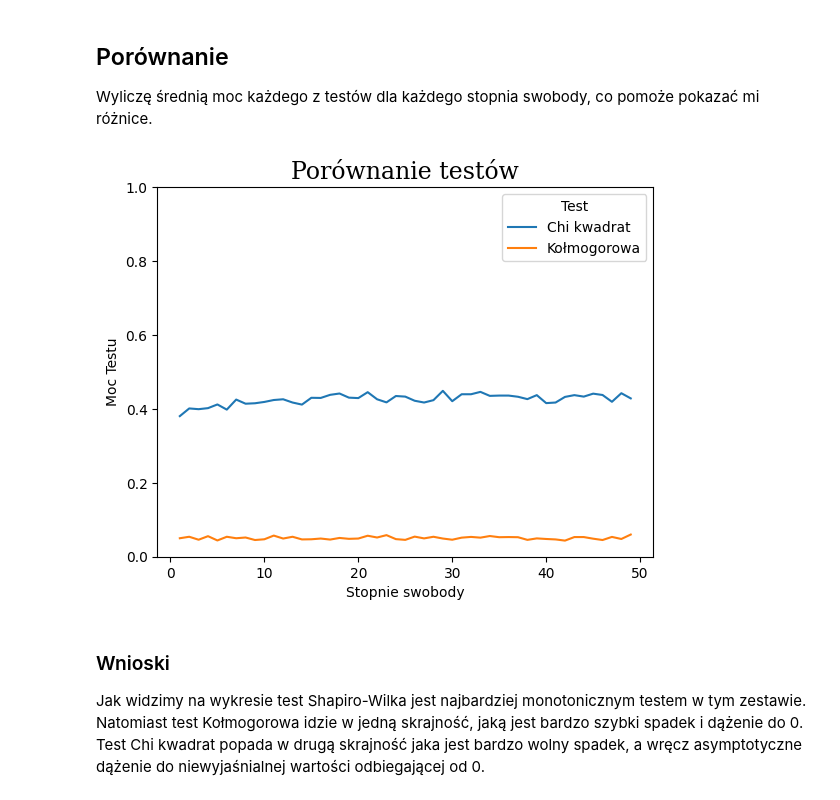
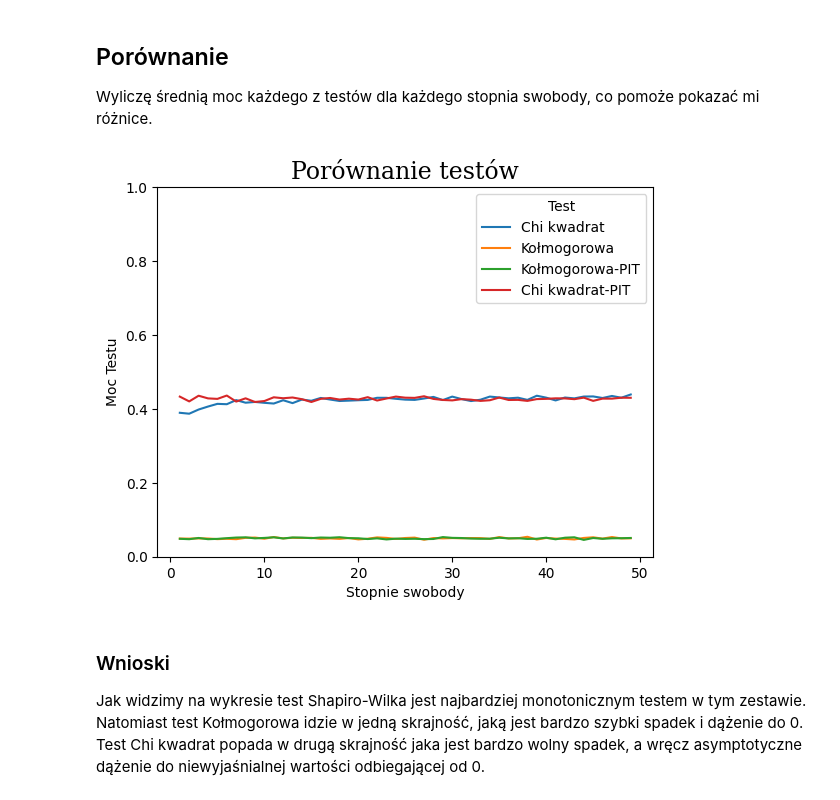
Before and after one commit to Arekflo2002/MetodyNieparametryczneStatystyka_Rozwiazania, a Jupyter notebook: Zadanie2.ipynb, the cells around one changed output. Saved outputs shown, nothing was run; the diff lists cells and outputs as text; code cells hidden in the pictures.

```diff
--- a/Zadanie2.ipynb
+++ b/Zadanie2.ipynb
@@ -262,4 +282,20 @@ plt.title("Test Chi-kwadrat",fontdict=font_title)
 plt.legend(title="Liczba danych",loc="center right")
 plt.ylim(0,)
 plt.show()
+
+# Wykres dla testowania z wykorzystaniem PIT
+wykres_chi_pit = plt.figure()
+
+# Dodaje dane do wykresu
+for i,moc in enumerate(moc_chi_pit):
+    plt.plot(stopnie_swobody,moc,label= str(liczby_danych[i]))
+    plt.scatter(stopnie_swobody[0], moc[0], s=50, marker='.')
+
+# Dodaje opisy do wykresu
+plt.xlabel("Stopnie swobody")
+plt.ylabel("Moc Testu")
+plt.title("Test Chi-kwadrat-PIT",fontdict=font_title)
+plt.legend(title="Liczba danych",loc="center right")
+plt.ylim(0,)
+plt.show()
 # %% [output]
@@ -273,32 +310,42 @@ Z wykresu możemy zobaczyć, że moc testu chi kwadrat zgodnie z oczekwaniami ma
 Wyliczę średnią moc każdego z testów dla każdego stopnia swobody, co pomoże pokazać mi różnice.
 # %%
 # Tworzenie tablic w których będę trzymał średnie
-srednia_moc_shapiro = np.zeros(len(stopnie_swobody))
 srednia_moc_chi = np.zeros(len(stopnie_swobody))
 srednia_moc_kol = np.zeros(len(stopnie_swobody))
+srednia_moc_chi_pit = np.zeros(len(stopnie_swobody))
+srednia_moc_kol_pit = np.zeros(len(stopnie_swobody))
+
 
 # Sumowanie mocy
 for i in range(len(moc_chi)):
     srednia_moc_chi += moc_chi[i]
     srednia_moc_kol += moc_kolgom[i]
+    srednia_moc_chi_pit += moc_chi_pit[i]
+    srednia_moc_kol_pit += moc_kolgom_pit[i]
+
 
 # Wyliczanie średnia
 srednia_moc_chi /= len(moc_chi)
 srednia_moc_kol /= len(moc_kolgom)
+srednia_moc_chi_pit /= len(moc_kolgom_pit)
+srednia_moc_kol_pit /= len(moc_chi_pit)
+
 
 # Tworzenie wykresu
 w = plt.figure()
 plt.plot(stopnie_swobody,srednia_moc_chi,label = "Chi kwadrat")
 plt.plot(stopnie_swobody,srednia_moc_kol,label="Kołmogorowa")
+plt.plot(stopnie_swobody,srednia_moc_kol_pit,label="Kołmogorowa-PIT")
+plt.plot(stopnie_swobody,srednia_moc_chi_pit,label="Chi kwadrat-PIT")
 plt.ylim(0,1)
 plt.xlabel("Stopnie swobody")
 plt.ylabel("Moc Testu")
 plt.title("Porównanie testów",fontdict=font_title)
 plt.legend(title="Test")
 plt.ylim(0,)
 plt.show()
 # %% [output]
-[figure, old version]
+[figure, new version]
 # %% [markdown]
 ### Wnioski
 Jak widzimy na wykresie test Shapiro-Wilka jest najbardziej monotonicznym testem w tym zestawie. Natomiast test Kołmogorowa idzie w jedną skrajność, jaką jest bardzo szybki spadek i dążenie do 0. Test Chi kwadrat popada w drugą skrajność jaka jest bardzo wolny spadek, a wręcz asymptotyczne dążenie do niewyjaśnialnej wartości odbiegającej od 0.
```
Also changed, not shown: parts of 3 cells of this notebook.
